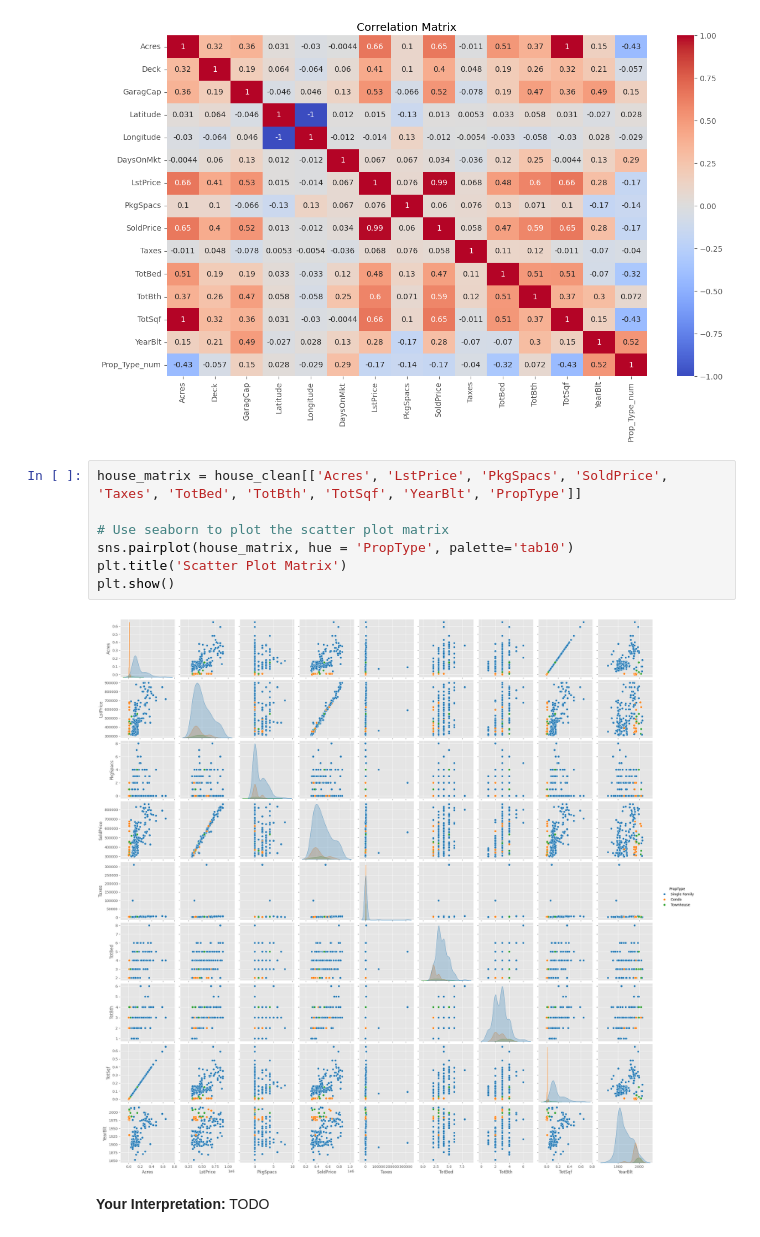
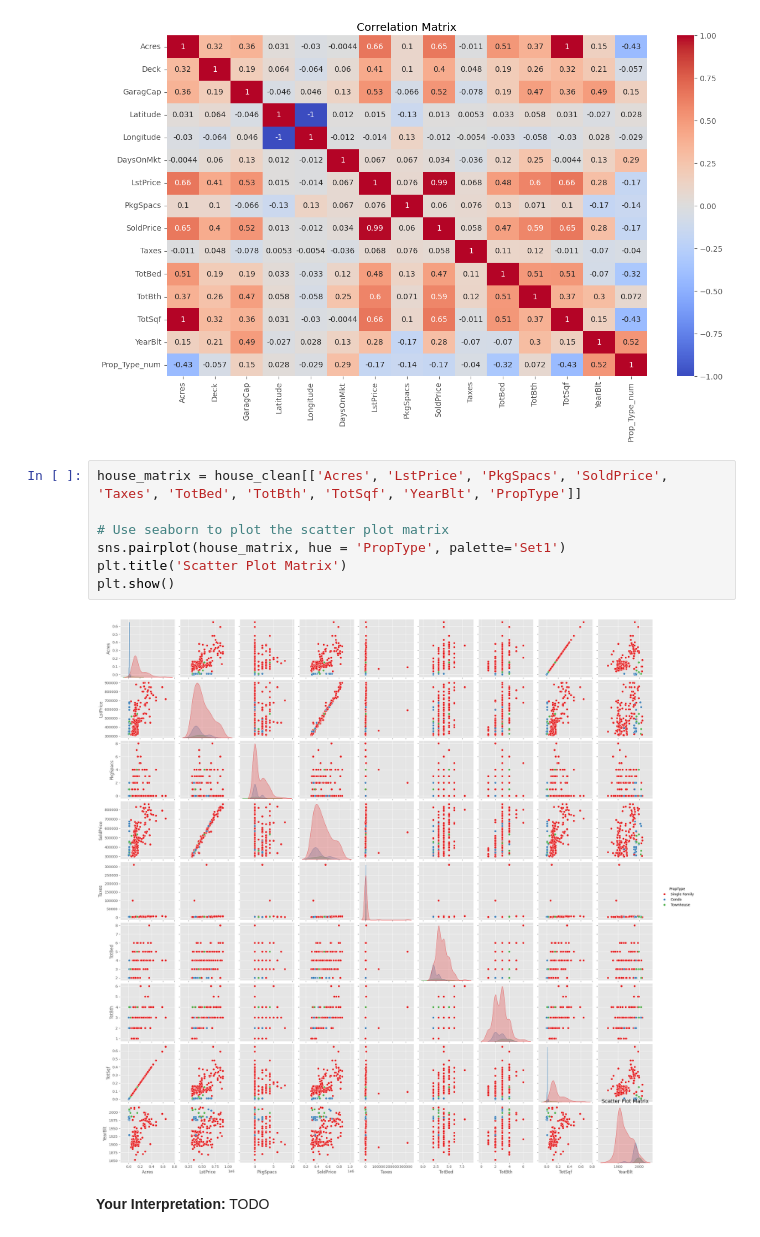
Before and after one commit to logancorrea/Intro-to-Data-Science, a Jupyter notebook: Homework/HW05/HW5.ipynb, the cells around one changed output. Cells and saved outputs as stored; diff of their text form.

```diff
--- a/Homework/HW05/HW5.ipynb
+++ b/Homework/HW05/HW5.ipynb
@@ -121,12 +121,12 @@ plt.show()
 # %%
 house_matrix = house_clean[['Acres', 'LstPrice', 'PkgSpacs', 'SoldPrice', 'Taxes', 'TotBed', 'TotBth', 'TotSqf', 'YearBlt', 'PropType']]
 
 # Use seaborn to plot the scatter plot matrix
-sns.pairplot(house_matrix, hue = 'PropType', palette='tab10')
+sns.pairplot(house_matrix, hue = 'PropType', palette='Set1')
 plt.title('Scatter Plot Matrix')
 plt.show()
 # %% [output]
-[figure, old version]
+[figure, new version]
 # %% [markdown]
 **Your Interpretation:** TODO
 # %% [markdown]
```
